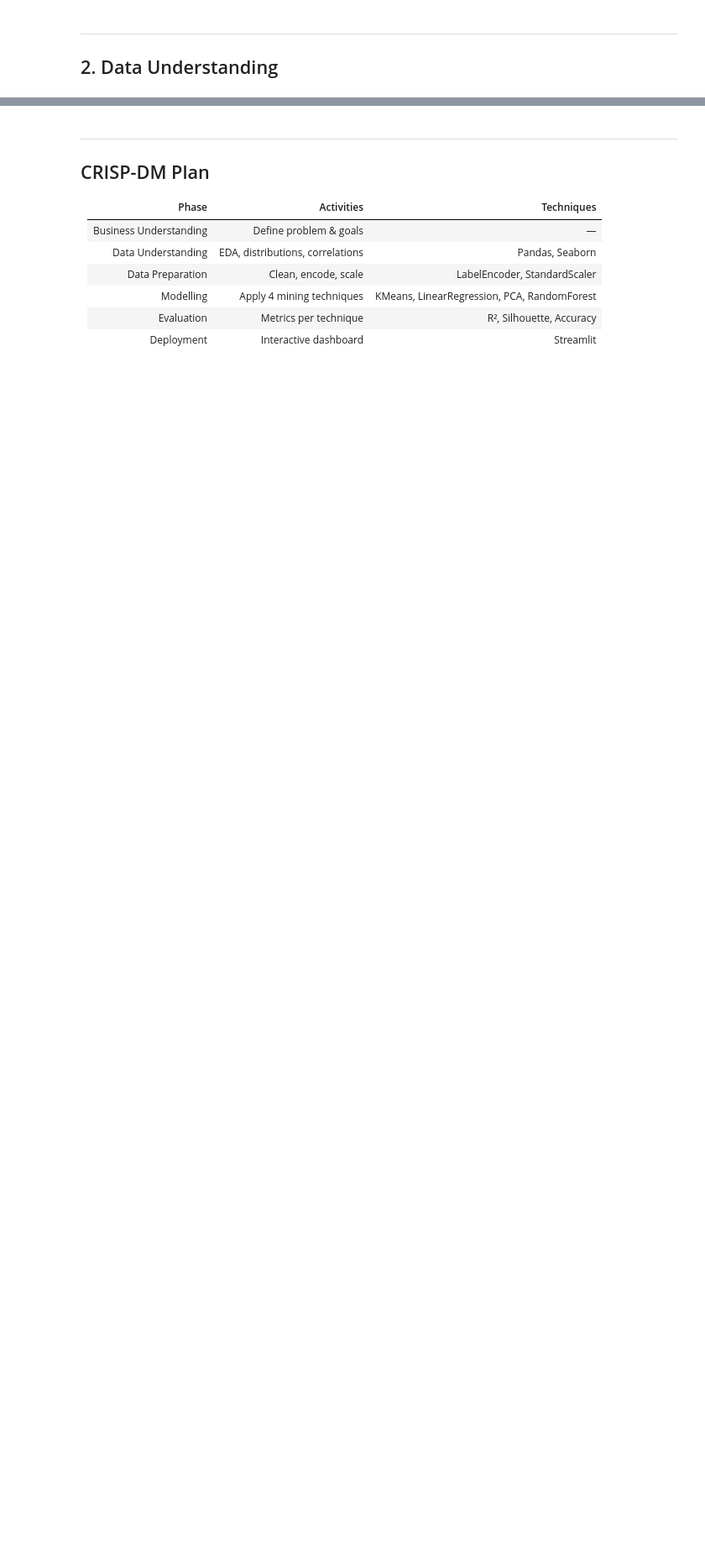
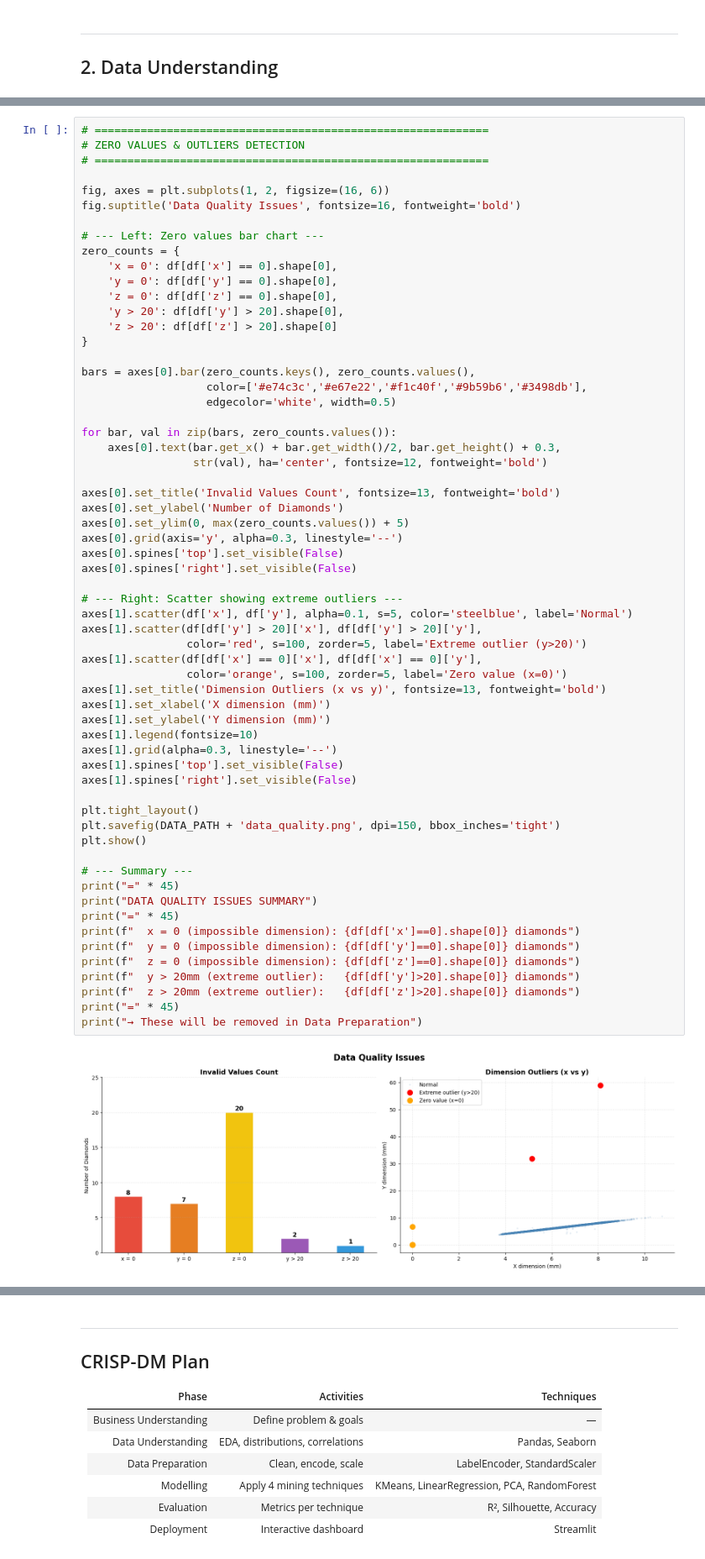
Before and after one commit to Mustafa-elsherif/dm-diamonds-analysis, a Jupyter notebook: notebooks/diamonds_analysis.ipynb, the cells around one changed output, grey strips where cells are left out. Shown at 84% size. Cells and saved outputs as stored; diff of their text form; blank space fills up the shorter version.

```diff
--- a/notebooks/diamonds_analysis.ipynb
+++ b/notebooks/diamonds_analysis.ipynb
@@ -209,0 +361,63 @@ print(" Correlation heatmap saved!")
+# %%
+# ============================================================
+# ZERO VALUES & OUTLIERS DETECTION
+# ============================================================
+
+fig, axes = plt.subplots(1, 2, figsize=(16, 6))
+fig.suptitle('Data Quality Issues', fontsize=16, fontweight='bold')
+
+# --- Left: Zero values bar chart ---
+zero_counts = {
+    'x = 0': df[df['x'] == 0].shape[0],
+    'y = 0': df[df['y'] == 0].shape[0],
+    'z = 0': df[df['z'] == 0].shape[0],
+    'y > 20': df[df['y'] > 20].shape[0],
+    'z > 20': df[df['z'] > 20].shape[0]
+}
+
+bars = axes[0].bar(zero_counts.keys(), zero_counts.values(),
+                   color=['#e74c3c','#e67e22','#f1c40f','#9b59b6','#3498db'],
+                   edgecolor='white', width=0.5)
+
+for bar, val in zip(bars, zero_counts.values()):
+    axes[0].text(bar.get_x() + bar.get_width()/2, bar.get_height() + 0.3,
+                 str(val), ha='center', fontsize=12, fontweight='bold')
+
+axes[0].set_title('Invalid Values Count', fontsize=13, fontweight='bold')
+axes[0].set_ylabel('Number of Diamonds')
+axes[0].set_ylim(0, max(zero_counts.values()) + 5)
+axes[0].grid(axis='y', alpha=0.3, linestyle='--')
+axes[0].spines['top'].set_visible(False)
+axes[0].spines['right'].set_visible(False)
+
+# --- Right: Scatter showing extreme outliers ---
+axes[1].scatter(df['x'], df['y'], alpha=0.1, s=5, color='steelblue', label='Normal')
+axes[1].scatter(df[df['y'] > 20]['x'], df[df['y'] > 20]['y'],
+                color='red', s=100, zorder=5, label='Extreme outlier (y>20)')
+axes[1].scatter(df[df['x'] == 0]['x'], df[df['x'] == 0]['y'],
+                color='orange', s=100, zorder=5, label='Zero value (x=0)')
+axes[1].set_title('Dimension Outliers (x vs y)', fontsize=13, fontweight='bold')
+axes[1].set_xlabel('X dimension (mm)')
+axes[1].set_ylabel('Y dimension (mm)')
+axes[1].legend(fontsize=10)
+axes[1].grid(alpha=0.3, linestyle='--')
+axes[1].spines['top'].set_visible(False)
+axes[1].spines['right'].set_visible(False)
+
+plt.tight_layout()
+plt.savefig(DATA_PATH + 'data_quality.png', dpi=150, bbox_inches='tight')
+plt.show()
+
+# --- Summary ---
+print("=" * 45)
+print("DATA QUALITY ISSUES SUMMARY")
+print("=" * 45)
+print(f"  x = 0 (impossible dimension): {df[df['x']==0].shape[0]} diamonds")
+print(f"  y = 0 (impossible dimension): {df[df['y']==0].shape[0]} diamonds")
+print(f"  z = 0 (impossible dimension): {df[df['z']==0].shape[0]} diamonds")
+print(f"  y > 20mm (extreme outlier):   {df[df['y']>20].shape[0]} diamonds")
+print(f"  z > 20mm (extreme outlier):   {df[df['z']>20].shape[0]} diamonds")
+print("=" * 45)
+print("→ These will be removed in Data Preparation")
+# %% [output]
+[figure, added]
```
Also changed, not shown: parts of 14 cells of this notebook, 6 other files.
